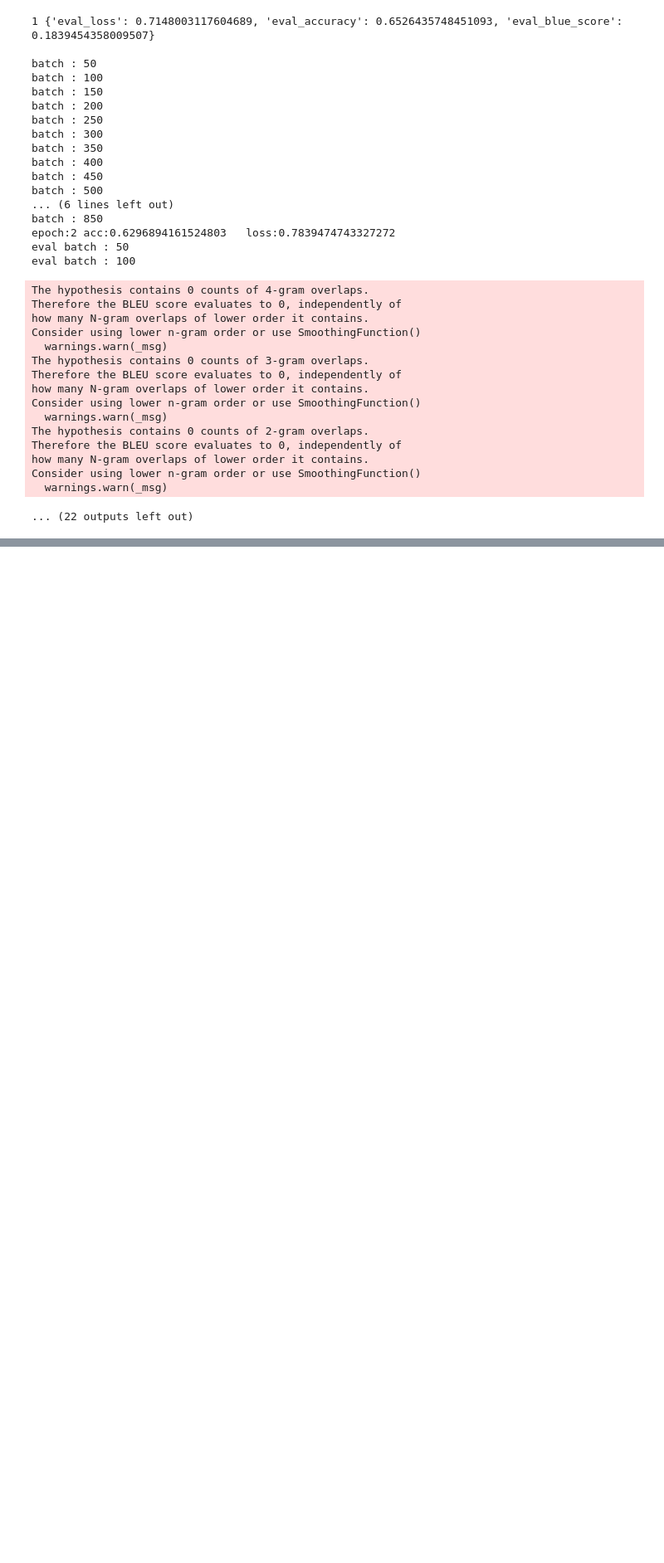
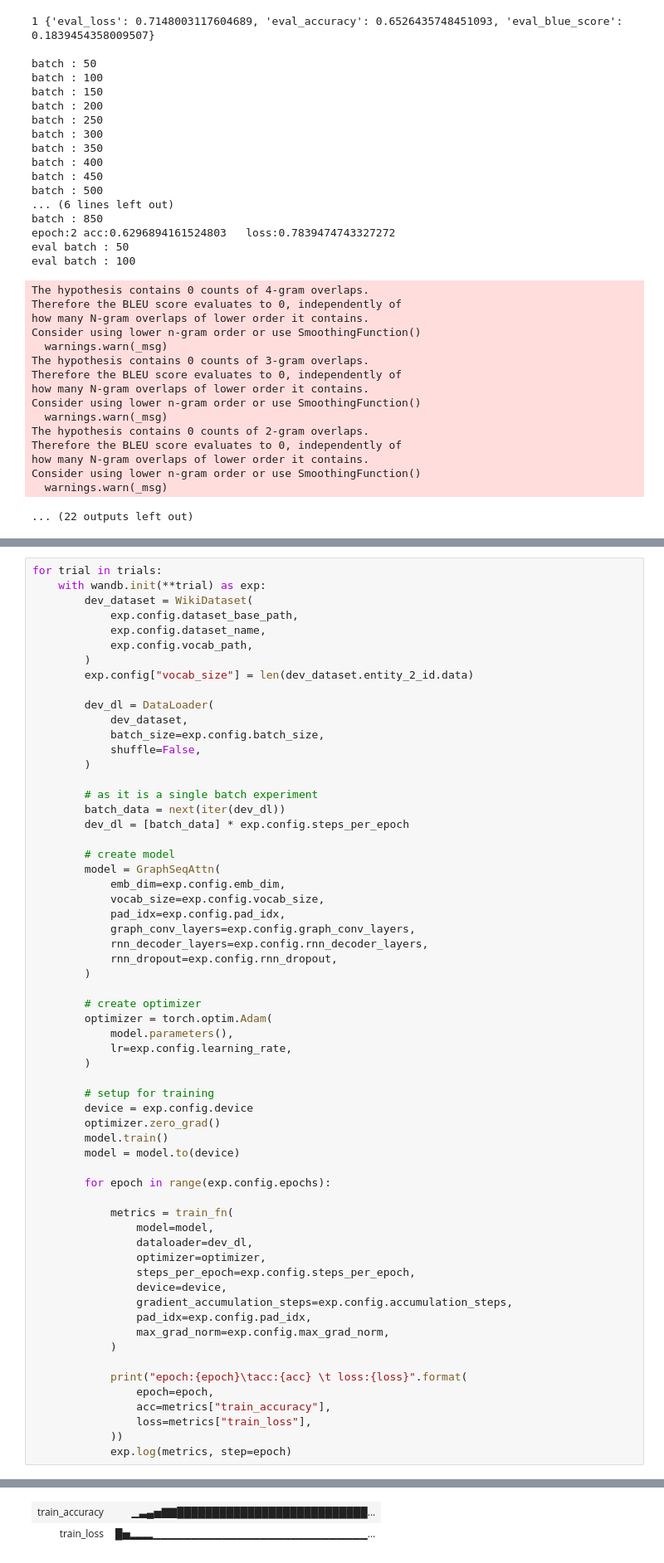
Before and after one commit to andompesta/astra-zeneca, a Jupyter notebook: train.ipynb, the cells around one changed output, grey strips where cells are left out. Shown at 83% size. Drawn from its saved outputs; the diff is of its cells as text; blank space fills up the shorter version.

```diff
--- a/train.ipynb
+++ b/train.ipynb
@@ -409,0 +450,62 @@ Consider using lower n-gram order or use SmoothingFunction()
+# %%
+for trial in trials:
+    with wandb.init(**trial) as exp:
+        dev_dataset = WikiDataset(
+            exp.config.dataset_base_path,
+            exp.config.dataset_name,
+            exp.config.vocab_path,
+        )
+        exp.config["vocab_size"] = len(dev_dataset.entity_2_id.data)
+
+        dev_dl = DataLoader(
+            dev_dataset,
+            batch_size=exp.config.batch_size,
+            shuffle=False,
+        )
+
+        # as it is a single batch experiment
+        batch_data = next(iter(dev_dl))
+        dev_dl = [batch_data] * exp.config.steps_per_epoch
+
+        # create model
+        model = GraphSeqAttn(
+            emb_dim=exp.config.emb_dim,
+            vocab_size=exp.config.vocab_size,
+            pad_idx=exp.config.pad_idx,
+            graph_conv_layers=exp.config.graph_conv_layers,
+            rnn_decoder_layers=exp.config.rnn_decoder_layers,
+            rnn_dropout=exp.config.rnn_dropout,
+        )
+
+        # create optimizer
+        optimizer = torch.optim.Adam(
+            model.parameters(),
+            lr=exp.config.learning_rate,
+        )
+
+        # setup for training
+        device = exp.config.device
+        optimizer.zero_grad()
+        model.train()
+        model = model.to(device)
+
+        for epoch in range(exp.config.epochs):
+
+            metrics = train_fn(
+                model=model,
+                dataloader=dev_dl,
+                optimizer=optimizer,
+                steps_per_epoch=exp.config.steps_per_epoch,
+                device=device,
+                gradient_accumulation_steps=exp.config.accumulation_steps,
+                pad_idx=exp.config.pad_idx,
+                max_grad_norm=exp.config.max_grad_norm,
+            )
+
+            print("epoch:{epoch}\tacc:{acc} \t loss:{loss}".format(
+                epoch=epoch,
+                acc=metrics["train_accuracy"],
+                loss=metrics["train_loss"],
+            ))
+            exp.log(metrics, step=epoch)
+# %% [output]
@@ -409,0 +536,2 @@ Consider using lower n-gram order or use SmoothingFunction()
+| train_accuracy | ▁▃▄▅▇▇███████████████████████████... |
+| train_loss | █▅▂▂▂▁▁▁▁▁▁▁▁▁▁▁▁▁▁▁▁▁▁▁▁▁▁▁▁▁▁▁▁... |
```
Also changed, not shown: parts of 11 cells of this notebook, 3 other files.
